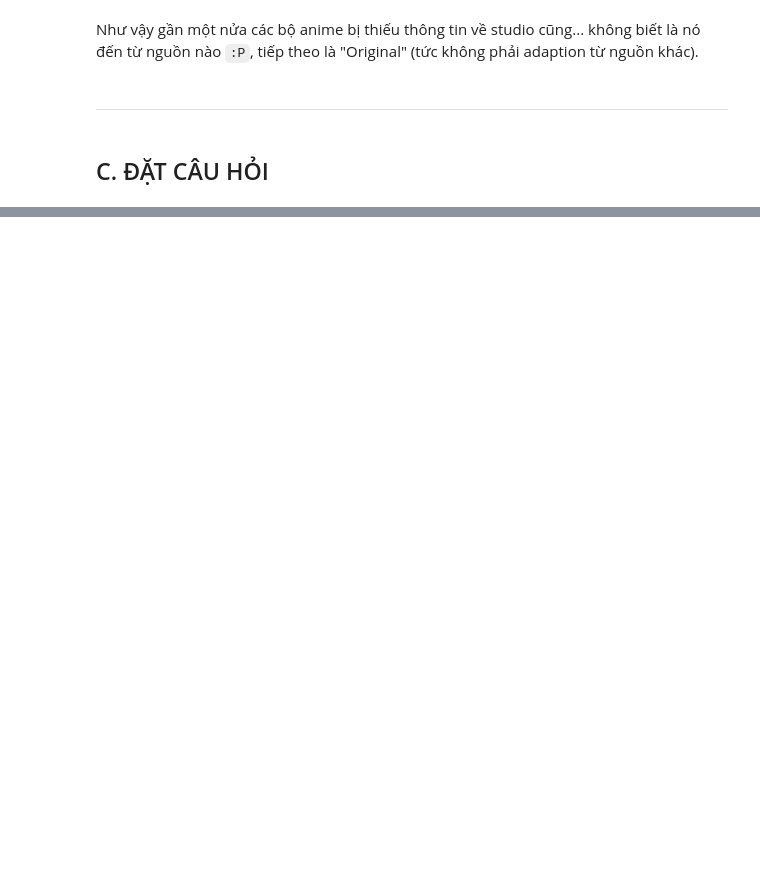
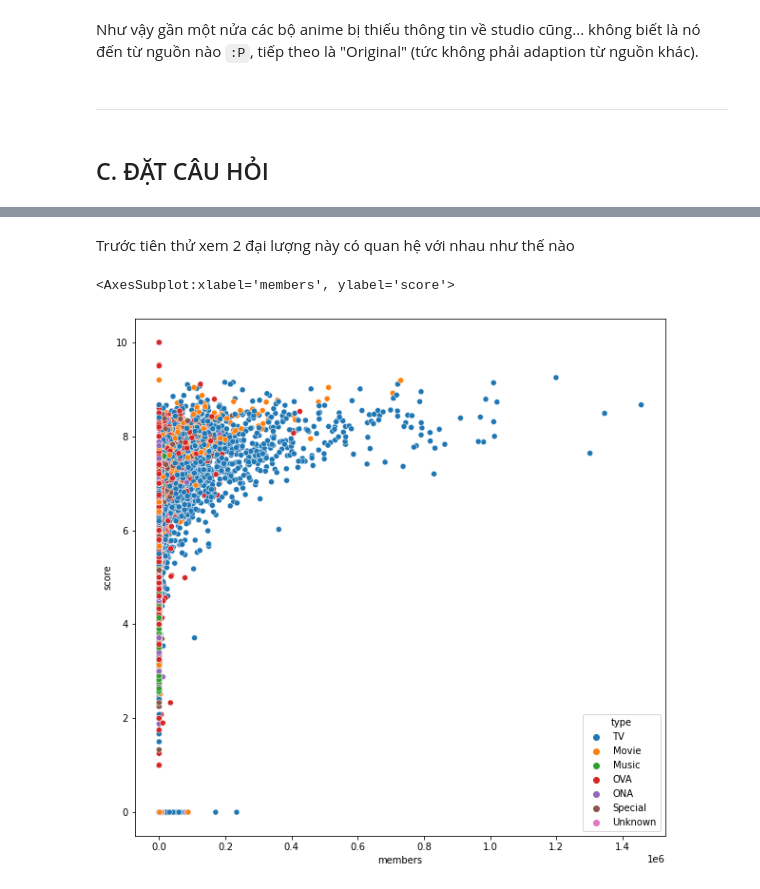
Before and after one commit to hungngocphat01/HCMUS-IntroDataSc-FinalProj, a Jupyter notebook: FINAL.ipynb, the cells around one changed output, grey strips where cells are left out. Cells and saved outputs as stored; diff of their text form; code cells hidden in the pictures; blank space fills up the shorter version.

```diff
--- a/FINAL.ipynb
+++ b/FINAL.ipynb
@@ -665,0 +662,14 @@ animes_df.head()
+# %% [markdown]
+Trước tiên thử xem 2 đại lượng này có quan hệ với nhau như thế nào
+# %%
+fig, ax = plt.subplots(figsize=(10, 10))
+sns.scatterplot(
+    data=animes_df,
+    x='members',
+    y='score',
+    hue='type',
+    ax=ax
+)
+# %% [output]
+<AxesSubplot:xlabel='members', ylabel='score'>
+[figure, added]
```
Also changed, not shown: parts of 37 cells of this notebook.
